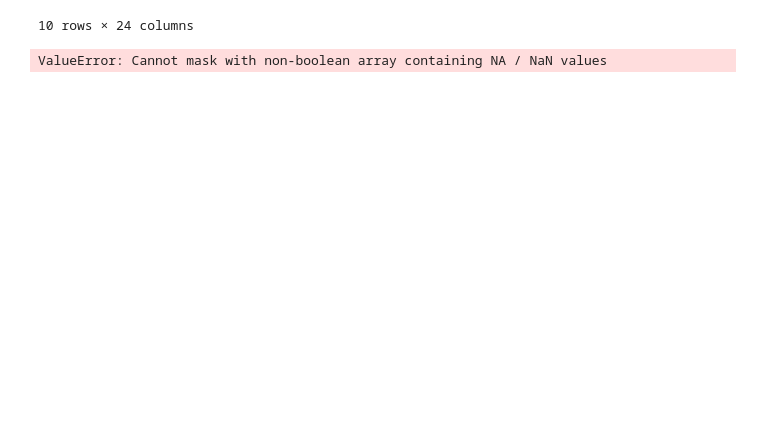
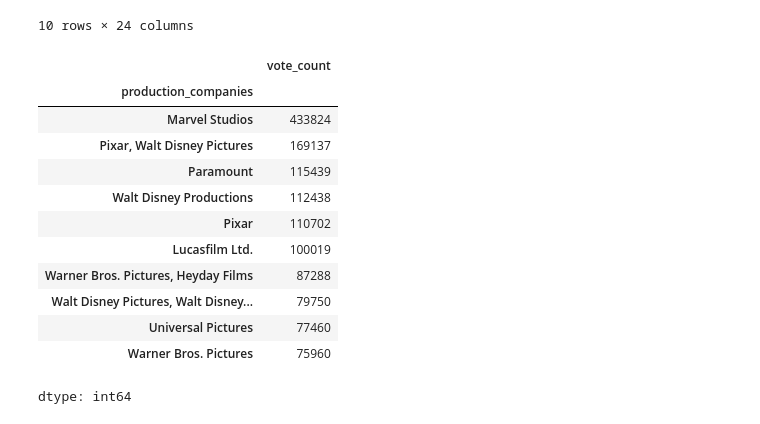
Before and after one commit to Christopher-Ramirez-S/An-lisis-de-datos, a Jupyter notebook: lab3-adr.ipynb, the cells around one changed output. Drawn from its saved outputs; the diff is of its cells as text; code cells hidden in the pictures; blank space fills up the shorter version.

```diff
--- a/lab3-adr.ipynb
+++ b/lab3-adr.ipynb
@@ -88,10 +89,22 @@ MayorVot.head(10)
 | 9 | 680 | Pulp Fiction | 8.488 | 25893 | Released | 1994-09-10 | 213900000 | 154 | False | ... |
 10 rows × 24 columns
 # %%
-#Suma la cantidad de votos que a recibido todas las peliculas de una productora
+#Adrian query
+#Suma la cantidad de votos que a recibido todas las peliculas de una productora, las 10 primeras de mayor a menor
 
-company_name = 'Warner Bros.'
-vote_count = filtered_data[filtered_data['production_companies'].str.contains(company_name)]['vote_count'].sum()
-print("Total vote count for", company_name, ":", vote_count)
+VotosPorProd = filtered_data.groupby('production_companies')['vote_count'].sum()
+VotosPorProd.sort_values(ascending=False).head(10)
 # %% [output]
+|  | vote_count |
+| production_companies |  |
+| Marvel Studios | 433824 |
+| Pixar, Walt Disney Pictures | 169137 |
+| Paramount | 115439 |
+| Walt Disney Productions | 112438 |
+| Pixar | 110702 |
+| Lucasfilm Ltd. | 100019 |
+| Warner Bros. Pictures, Heyday Films | 87288 |
+| Walt Disney Pictures, Walt Disney... | 79750 |
+| Universal Pictures | 77460 |
+| Warner Bros. Pictures | 75960 |
-ValueError: Cannot mask with non-boolean array containing NA / NaN values
+dtype: int64
```
Also changed, not shown: parts of 2 cells of this notebook.
